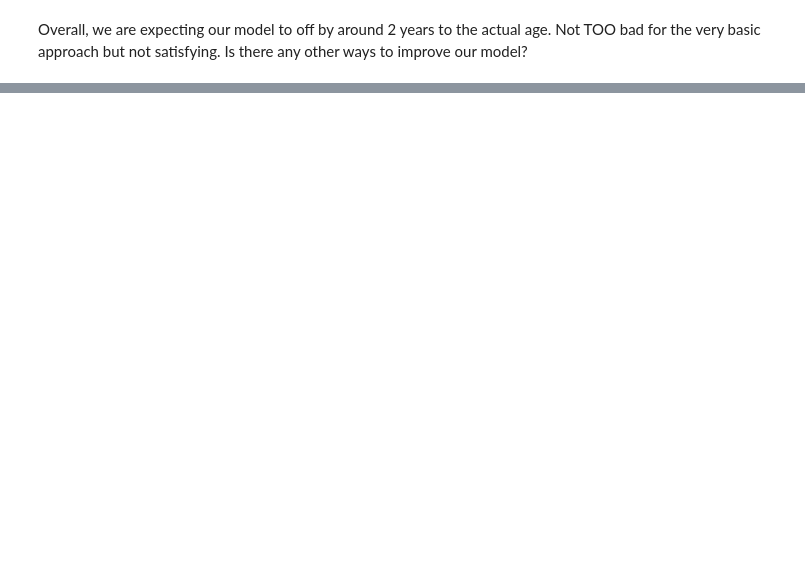
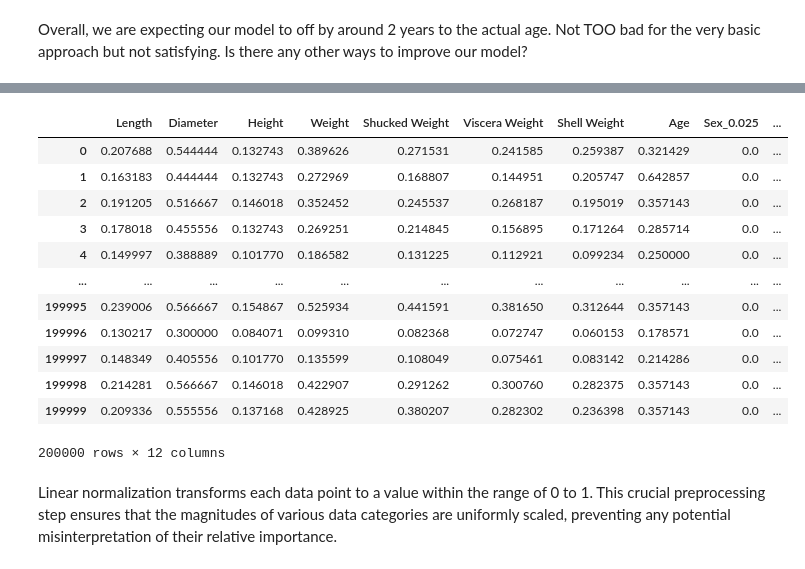
Before and after one commit to sunwoo604/Tritonhack2024-ML-Starter-Kit, a Jupyter notebook: notebook/starter_notebook.ipynb, the cells around one changed output, grey strips where cells are left out. Drawn from its saved outputs; the diff is of its cells as text; code cells hidden in the pictures; blank space fills up the shorter version.

Commit message:
Encoding and Normalization

```diff
--- a/notebook/starter_notebook.ipynb
+++ b/notebook/starter_notebook.ipynb
@@ -201,0 +206,5 @@ Not TOO bad for the very basic approach but not satisfying. Is there any other w
+# %%
+from sklearn.preprocessing import OneHotEncoder
+ohe = OneHotEncoder(handle_unknown='ignore', sparse_output = False).set_output(transform='pandas')
+ohetransform = ohe.fit_transform(data[['Sex']])
+ohetransform
@@ -201,0 +227,3 @@ Not TOO bad for the very basic approach but not satisfying. Is there any other w
+# %%
+data = pd.concat([data, ohetransform], axis = 1).drop(columns = ['Sex'])
+data.head(10)
@@ -201,0 +248,26 @@ Not TOO bad for the very basic approach but not satisfying. Is there any other w
+# %%
+import matplotlib as plt
+import seaborn as sns
+from sklearn.preprocessing import MinMaxScaler
+scaler = MinMaxScaler()
+
+NormData = scaler.fit_transform(data)
+
+NormData = pd.DataFrame(NormData, columns = data.columns)
+NormData
+# %% [output]
+|  | Length | Diameter | Height | Weight | Shucked Weight | Viscera Weight | Shell Weight | Age | Sex_0.025 | ... |
+| 0 | 0.207688 | 0.544444 | 0.132743 | 0.389626 | 0.271531 | 0.241585 | 0.259387 | 0.321429 | 0.0 | ... |
+| 1 | 0.163183 | 0.444444 | 0.132743 | 0.272969 | 0.168807 | 0.144951 | 0.205747 | 0.642857 | 0.0 | ... |
+| 2 | 0.191205 | 0.516667 | 0.146018 | 0.352452 | 0.245537 | 0.268187 | 0.195019 | 0.357143 | 0.0 | ... |
+| 3 | 0.178018 | 0.455556 | 0.132743 | 0.269251 | 0.214845 | 0.156895 | 0.171264 | 0.285714 | 0.0 | ... |
+| 4 | 0.149997 | 0.388889 | 0.101770 | 0.186582 | 0.131225 | 0.112921 | 0.099234 | 0.250000 | 0.0 | ... |
+| ... | ... | ... | ... | ... | ... | ... | ... | ... | ... | ... |
+| 199995 | 0.239006 | 0.566667 | 0.154867 | 0.525934 | 0.441591 | 0.381650 | 0.312644 | 0.357143 | 0.0 | ... |
+| 199996 | 0.130217 | 0.300000 | 0.084071 | 0.099310 | 0.082368 | 0.072747 | 0.060153 | 0.178571 | 0.0 | ... |
+| 199997 | 0.148349 | 0.405556 | 0.101770 | 0.135599 | 0.108049 | 0.075461 | 0.083142 | 0.214286 | 0.0 | ... |
+| 199998 | 0.214281 | 0.566667 | 0.146018 | 0.422907 | 0.291262 | 0.300760 | 0.282375 | 0.357143 | 0.0 | ... |
+| 199999 | 0.209336 | 0.555556 | 0.137168 | 0.428925 | 0.380207 | 0.282302 | 0.236398 | 0.357143 | 0.0 | ... |
+200000 rows × 12 columns
+# %% [markdown]
+Linear normalization transforms each data point to a value within the range of 0 to 1. This crucial preprocessing step ensures that the magnitudes of various data categories are uniformly scaled, preventing any potential misinterpretation of their relative importance.
```
Also changed, not shown: parts of 15 cells of this notebook.
